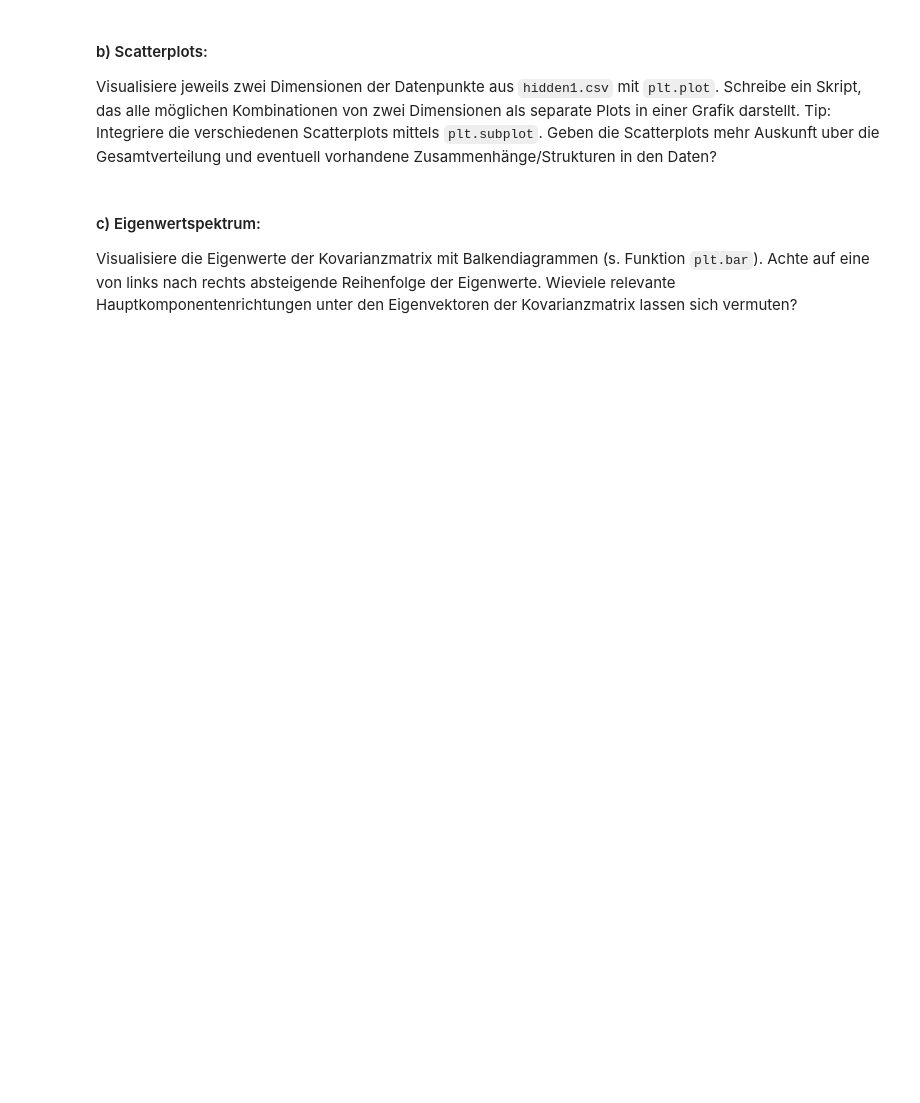
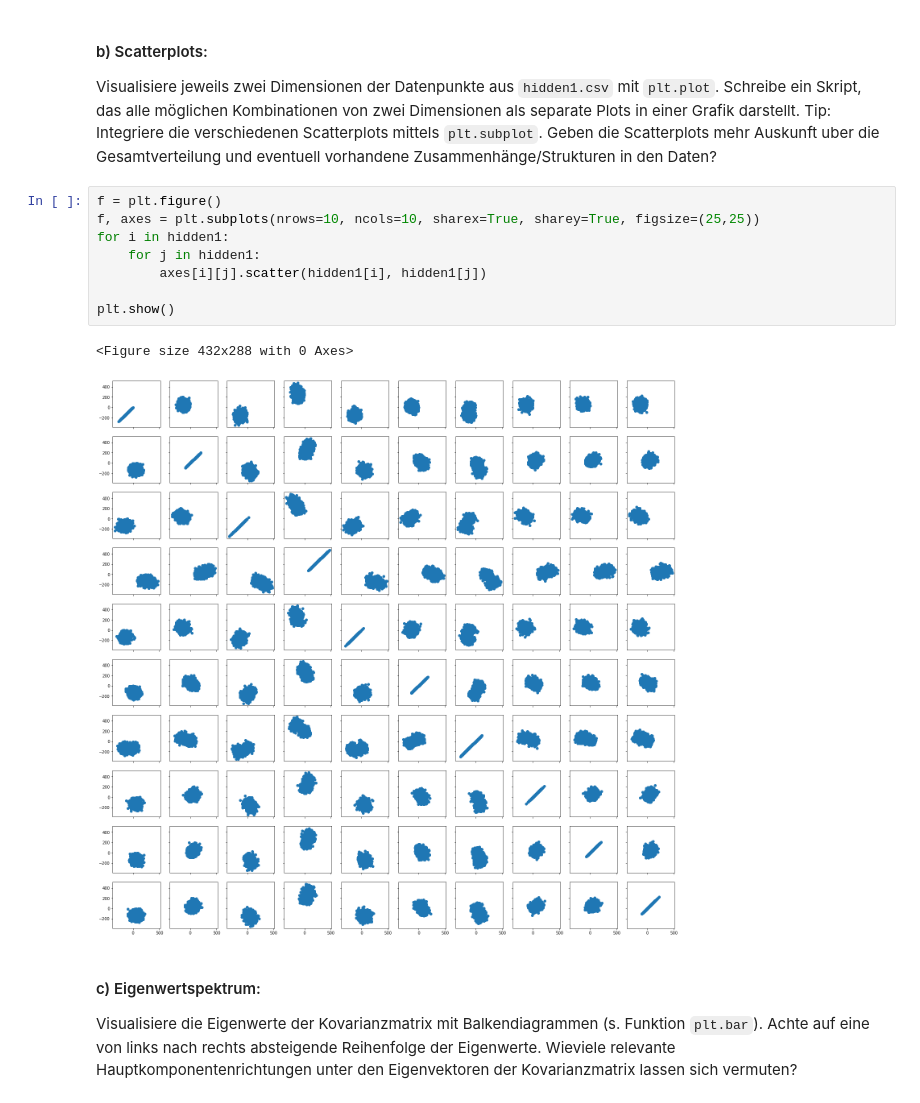
Before and after one commit to RMKruse/DataMiningInDerBioInf, a Jupyter notebook: uebung02/uebung02.ipynb, the cells around one changed output. Saved outputs shown, nothing was run; the diff lists cells and outputs as text; blank space fills up the shorter version.

```diff
--- a/uebung02/uebung02.ipynb
+++ b/uebung02/uebung02.ipynb
@@ -263,6 +285,17 @@ Untersuche die Verteilungen der einzelnen Dimensionen mittels der Funktion plt.h
 #### b) Scatterplots:
 
 Visualisiere jeweils zwei Dimensionen der Datenpunkte aus `hidden1.csv` mit `plt.plot`. Schreibe ein Skript, das alle möglichen Kombinationen von zwei Dimensionen als separate Plots in einer Grafik darstellt. Tip: Integriere die verschiedenen Scatterplots mittels `plt.subplot`. Geben die Scatterplots mehr Auskunft uber die Gesamtverteilung und eventuell vorhandene Zusammenhänge/Strukturen in den Daten?
+# %%
+f = plt.figure()
+f, axes = plt.subplots(nrows=10, ncols=10, sharex=True, sharey=True, figsize=(25,25))
+for i in hidden1:
+    for j in hidden1:
+        axes[i][j].scatter(hidden1[i], hidden1[j])
+
+plt.show()
+# %% [output]
+<Figure size 432x288 with 0 Axes>
+[figure, added]
 # %% [markdown]
 #### c)  Eigenwertspektrum:
 Visualisiere die Eigenwerte der Kovarianzmatrix mit Balkendiagrammen (s. Funktion `plt.bar`). Achte auf eine von links nach rechts absteigende Reihenfolge der Eigenwerte. Wieviele relevante Hauptkomponentenrichtungen unter den Eigenvektoren der Kovarianzmatrix lassen sich vermuten?
```
Also changed, not shown: parts of 27 cells of this notebook.
